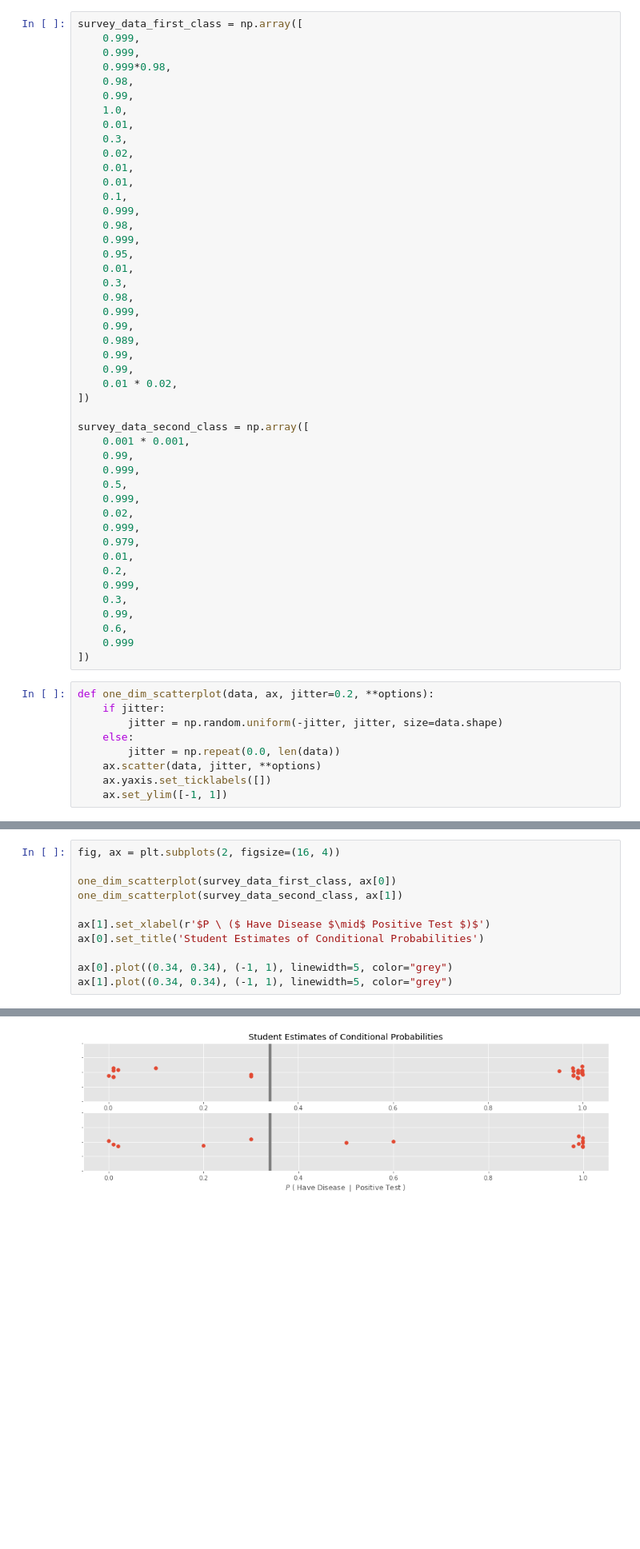
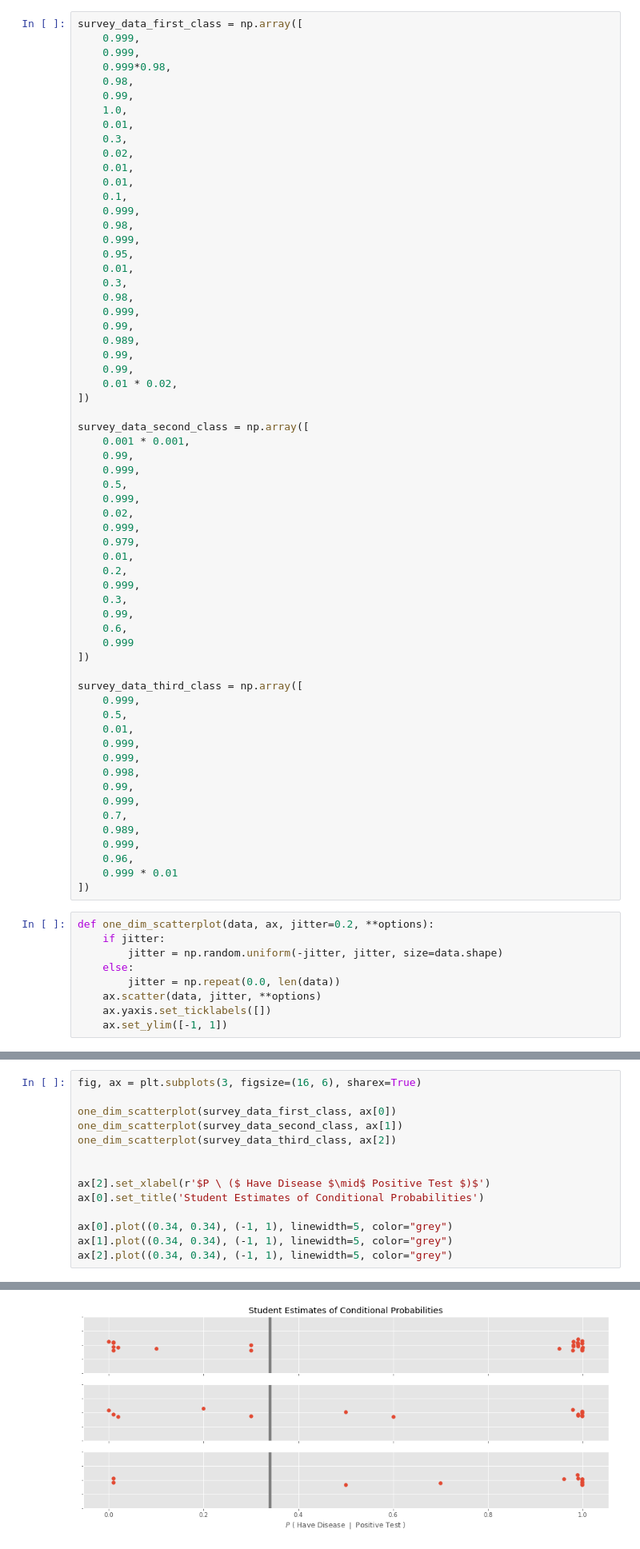
Before and after one commit to GalvanizeOpenSource/stats-course-slides, a Jupyter notebook: student-bayes-survey-results.ipynb, the cells around one changed output, grey strips where cells are left out. Shown: that part at 80% size. Saved outputs shown, nothing was run; the diff lists cells and outputs as text; blank space fills up the shorter version.

```diff
--- a/student-bayes-survey-results.ipynb
+++ b/student-bayes-survey-results.ipynb
@@ -51,6 +51,22 @@ survey_data_second_class = np.array([
     0.6,
     0.999
 ])
+
+survey_data_third_class = np.array([
+    0.999,
+    0.5,
+    0.01,
+    0.999,
+    0.999,
+    0.998,
+    0.99,
+    0.999,
+    0.7,
+    0.989,
+    0.999,
+    0.96,
+    0.999 * 0.01
+])
 # %%
 def one_dim_scatterplot(data, ax, jitter=0.2, **options):
     if jitter:
@@ -74,14 +92,17 @@ ax[0].set_title('Student Estimates of Conditional Probabilities')
 # %%
-fig, ax = plt.subplots(2, figsize=(16, 4))
+fig, ax = plt.subplots(3, figsize=(16, 6), sharex=True)
 
 one_dim_scatterplot(survey_data_first_class, ax[0])
 one_dim_scatterplot(survey_data_second_class, ax[1])
+one_dim_scatterplot(survey_data_third_class, ax[2])
 
-ax[1].set_xlabel(r'$P \ ($ Have Disease $\mid$ Positive Test $)$')
+
+ax[2].set_xlabel(r'$P \ ($ Have Disease $\mid$ Positive Test $)$')
 ax[0].set_title('Student Estimates of Conditional Probabilities')
 
 ax[0].plot((0.34, 0.34), (-1, 1), linewidth=5, color="grey")
 ax[1].plot((0.34, 0.34), (-1, 1), linewidth=5, color="grey")
+ax[2].plot((0.34, 0.34), (-1, 1), linewidth=5, color="grey")
 # %% [output]
 [<matplotlib.lines.Line2D at 0x...>]
-[figure, old version]
+[figure, new version]
```
Also changed, not shown: parts of 1 cell of this notebook, 1 other file.
